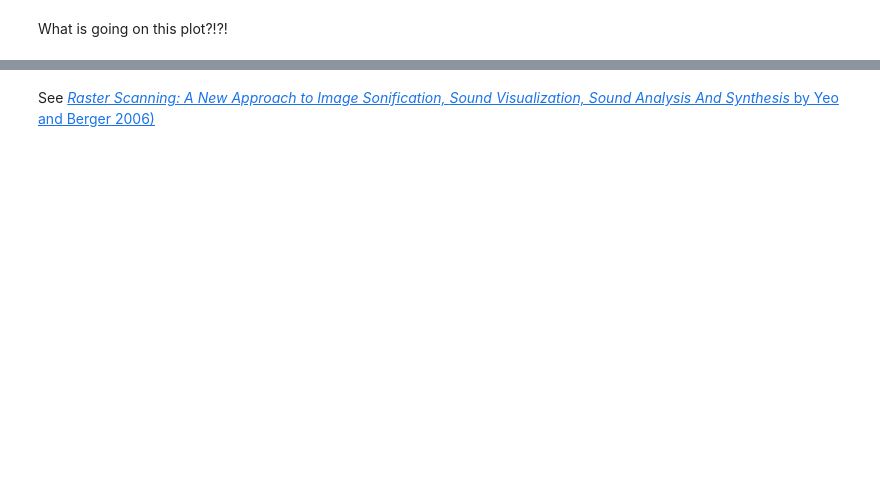
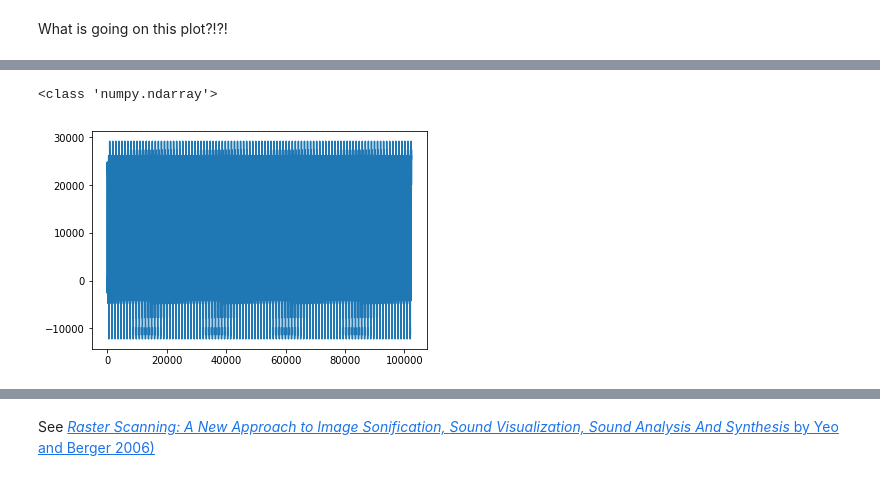
Before and after one commit to kybr/201A-ipython, a Jupyter notebook: Image and Audio IO.ipynb, the cells around one changed output, grey strips where cells are left out. Drawn from its saved outputs; the diff is of its cells as text; code cells hidden in the pictures; blank space fills up the shorter version.

```diff
--- a/Image and Audio IO.ipynb
+++ b/Image and Audio IO.ipynb
@@ -140,6 +247,12 @@ sig.dtype
+# %%
+print(type(sig))
+# %% [output]
+<class 'numpy.ndarray'>
 # %%
-sigout = list((sig.astype(int16) - 100) * 200)*30
+sigout = list((sig.astype(int16) - 100) * 200)*100
 plot(sigout);
+# %% [output]
+[figure, added]
 # %%
 wavfile.write('result/outsig.wav', 44100, array(sigout, dtype=int16))
 # %%
```
Also changed, not shown: parts of 60 cells of this notebook, 3 other files.
